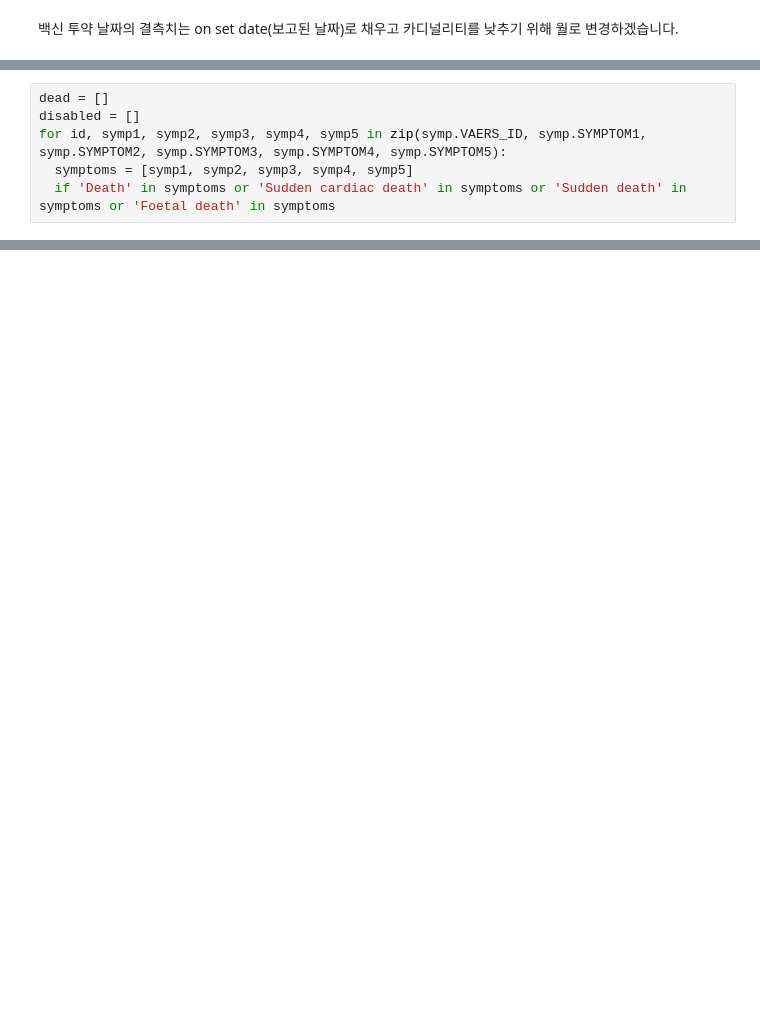
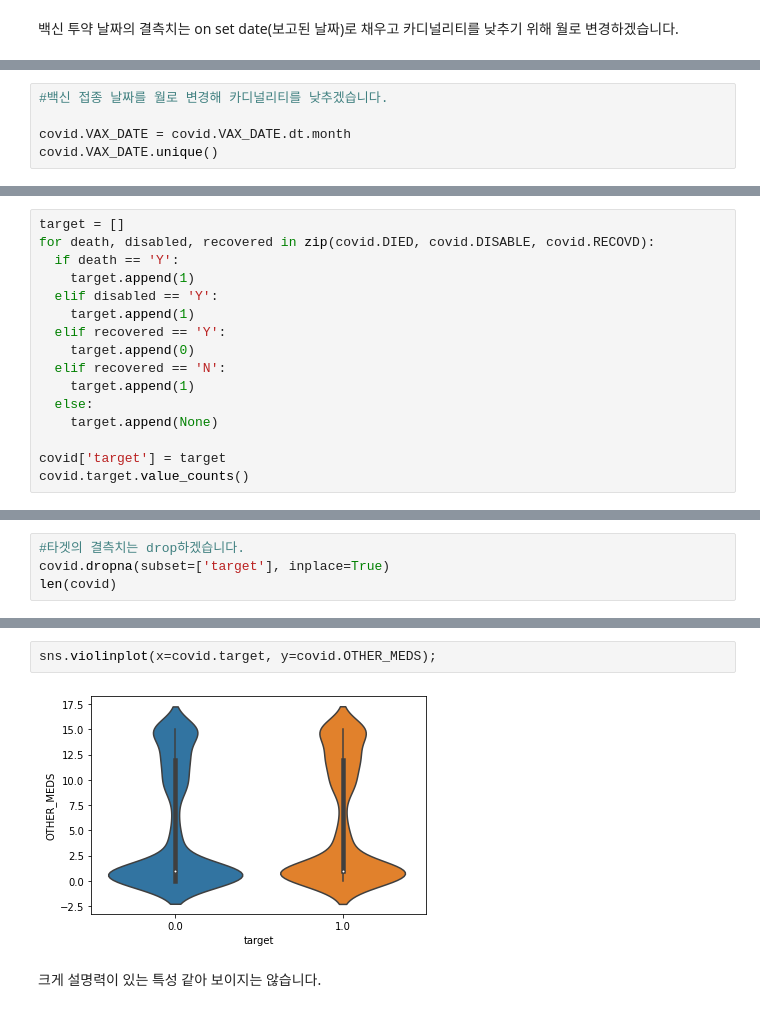
Before and after one commit to Gyeong-Hyeon/AI_Project, a Jupyter notebook: Section2/AI_01_염경현.ipynb, the cells around one changed output, grey strips where cells are left out. Saved outputs shown, nothing was run; the diff lists cells and outputs as text; blank space fills up the shorter version.

```diff
--- a/Section2/AI_01_염경현.ipynb
+++ b/Section2/AI_01_염경현.ipynb
@@ -419,6 +223,0 @@ for symptom in symptoms.values:
-# %%
-dead = []
-disabled = []
-for id, symp1, symp2, symp3, symp4, symp5 in zip(symp.VAERS_ID, symp.SYMPTOM1, symp.SYMPTOM2, symp.SYMPTOM3, symp.SYMPTOM4, symp.SYMPTOM5):
-  symptoms = [symp1, symp2, symp3, symp4, symp5]
-  if 'Death' in symptoms or 'Sudden cardiac death' in symptoms or 'Sudden death' in symptoms or 'Foetal death' in symptoms
@@ -424,0 +252,5 @@ for id, symp1, symp2, symp3, symp4, symp5 in zip(symp.VAERS_ID, symp.SYMPTOM1, s
+# %%
+#백신 접종 날짜를 월로 변경해 카디널리티를 낮추겠습니다.
+
+covid.VAX_DATE = covid.VAX_DATE.dt.month
+covid.VAX_DATE.unique()
@@ -424,0 +267,16 @@ for id, symp1, symp2, symp3, symp4, symp5 in zip(symp.VAERS_ID, symp.SYMPTOM1, s
+# %%
+target = []
+for death, disabled, recovered in zip(covid.DIED, covid.DISABLE, covid.RECOVD):
+  if death == 'Y':
+    target.append(1)
+  elif disabled == 'Y':
+    target.append(1)
+  elif recovered == 'Y':
+    target.append(0)
+  elif recovered == 'N':
+    target.append(1)
+  else:
+    target.append(None)
+
+covid['target'] = target
+covid.target.value_counts()
@@ -424,0 +287,4 @@ for id, symp1, symp2, symp3, symp4, symp5 in zip(symp.VAERS_ID, symp.SYMPTOM1, s
+# %%
+#타겟의 결측치는 drop하겠습니다.
+covid.dropna(subset=['target'], inplace=True)
+len(covid)
@@ -424,0 +392,6 @@ for id, symp1, symp2, symp3, symp4, symp5 in zip(symp.VAERS_ID, symp.SYMPTOM1, s
+# %%
+sns.violinplot(x=covid.target, y=covid.OTHER_MEDS);
+# %% [output]
+[figure, added]
+# %% [markdown]
+크게 설명력이 있는 특성 같아 보이지는 않습니다.
```
Also changed, not shown: parts of 84 cells of this notebook.
